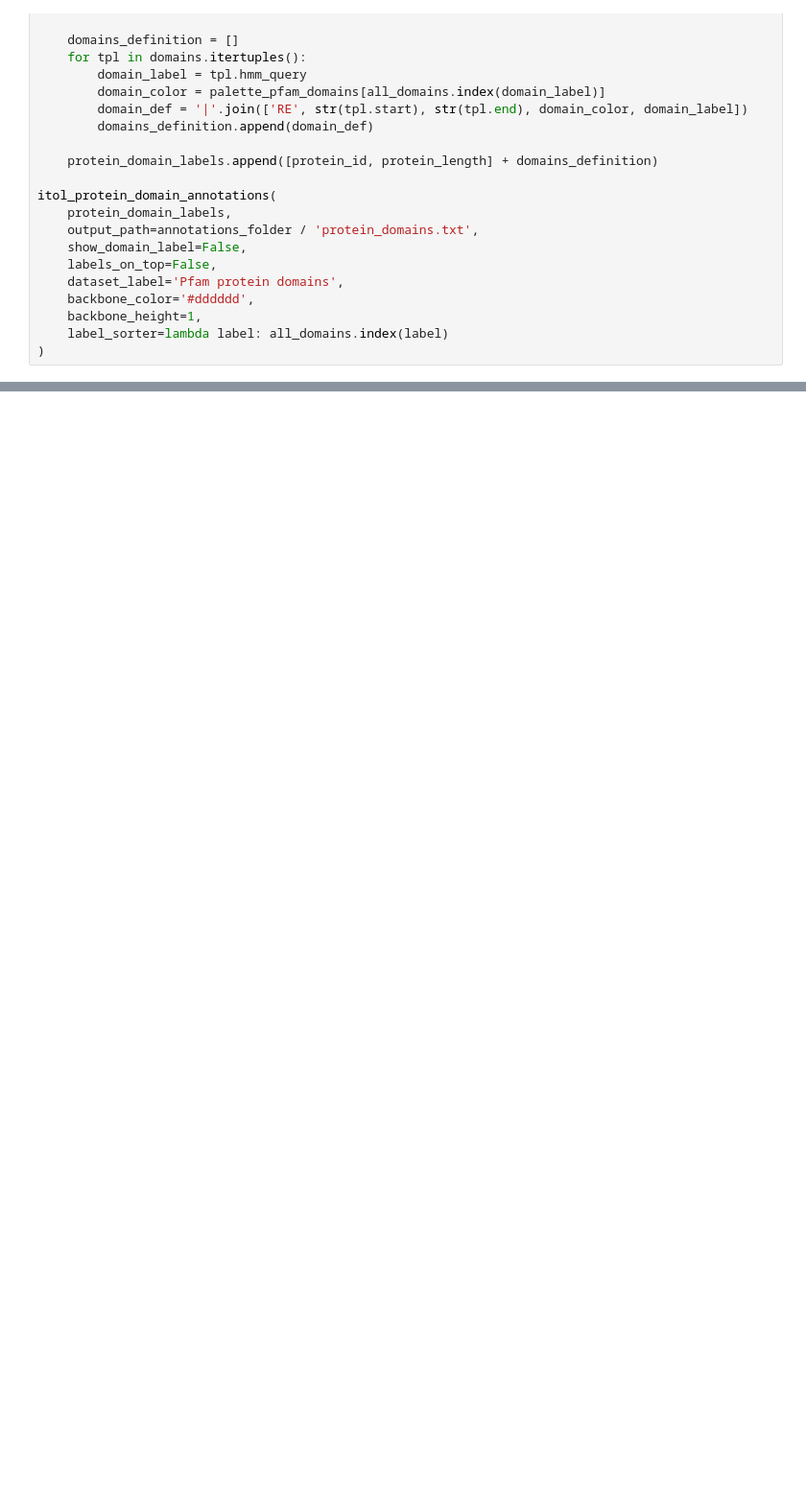
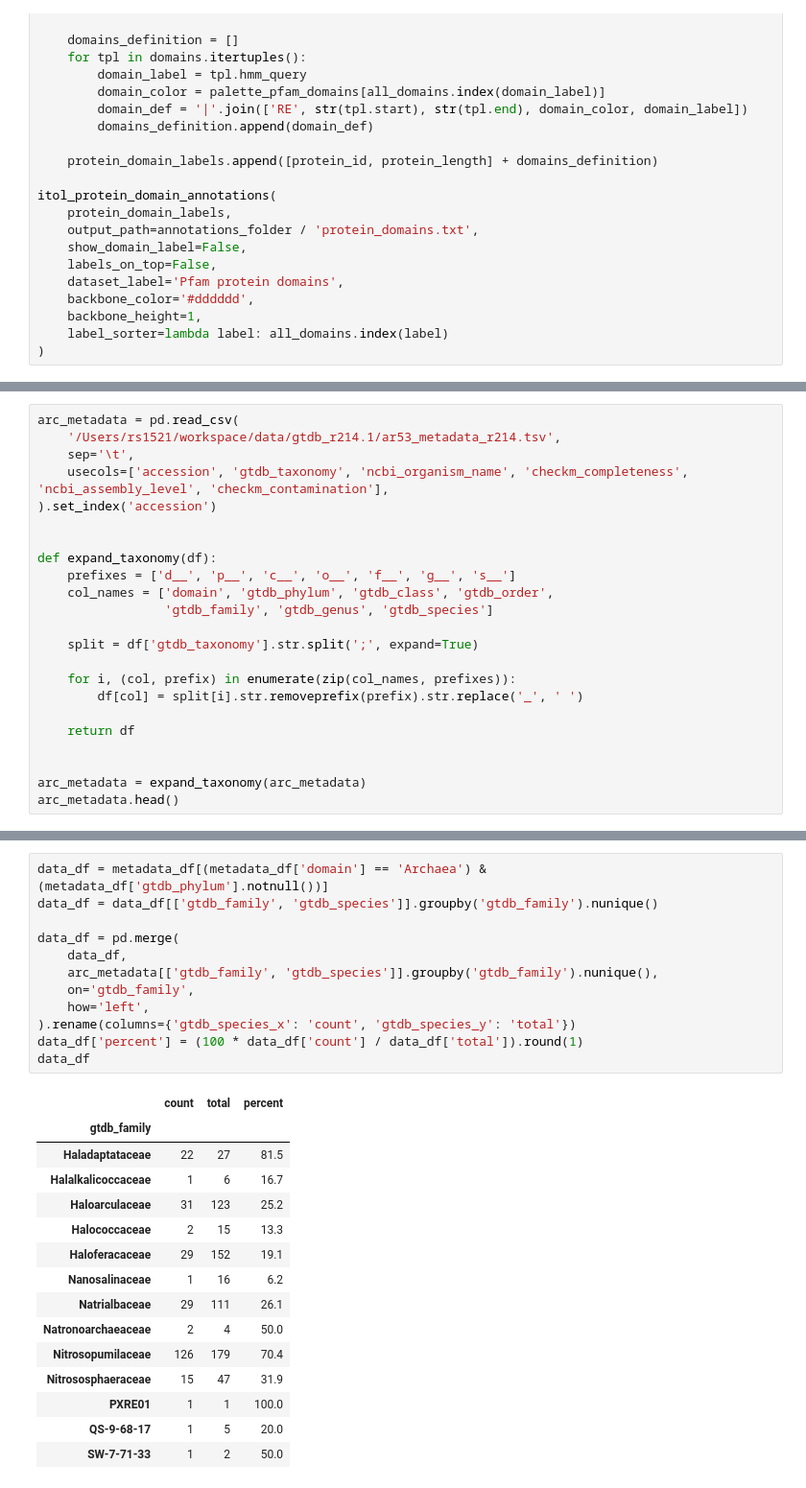
Before and after one commit to Chahrazadt87/AvB, a Jupyter notebook: notebook/hydrolase_tree.ipynb, the cells around one changed output, grey strips where cells are left out. Shown at 96% size. Saved outputs shown, nothing was run; the diff lists cells and outputs as text; blank space fills up the shorter version.

```diff
--- a/notebook/hydrolase_tree.ipynb
+++ b/notebook/hydrolase_tree.ipynb
@@ -324,0 +600,23 @@ itol_protein_domain_annotations(
+# %%
+arc_metadata = pd.read_csv(
+    '/Users/rs1521/workspace/data/gtdb_r214.1/ar53_metadata_r214.tsv',
+    sep='\t',
+    usecols=['accession', 'gtdb_taxonomy', 'ncbi_organism_name', 'checkm_completeness', 'ncbi_assembly_level', 'checkm_contamination'],
+).set_index('accession')
+
+
+def expand_taxonomy(df):
+    prefixes = ['d__', 'p__', 'c__', 'o__', 'f__', 'g__', 's__']
+    col_names = ['domain', 'gtdb_phylum', 'gtdb_class', 'gtdb_order',
+                 'gtdb_family', 'gtdb_genus', 'gtdb_species']
+
+    split = df['gtdb_taxonomy'].str.split(';', expand=True)
+
+    for i, (col, prefix) in enumerate(zip(col_names, prefixes)):
+        df[col] = split[i].str.removeprefix(prefix).str.replace('_', ' ')
+
+    return df
+
+
+arc_metadata = expand_taxonomy(arc_metadata)
+arc_metadata.head()
@@ -324,0 +834,28 @@ itol_protein_domain_annotations(
+# %%
+data_df = metadata_df[(metadata_df['domain'] == 'Archaea') & (metadata_df['gtdb_phylum'].notnull())]
+data_df = data_df[['gtdb_family', 'gtdb_species']].groupby('gtdb_family').nunique()
+
+data_df = pd.merge(
+    data_df,
+    arc_metadata[['gtdb_family', 'gtdb_species']].groupby('gtdb_family').nunique(),
+    on='gtdb_family',
+    how='left',
+).rename(columns={'gtdb_species_x': 'count', 'gtdb_species_y': 'total'})
+data_df['percent'] = (100 * data_df['count'] / data_df['total']).round(1)
+data_df
+# %% [output]
+|  | count | total | percent |
+| gtdb_family |  |  |  |
+| Haladaptataceae | 22 | 27 | 81.5 |
+| Halalkalicoccaceae | 1 | 6 | 16.7 |
+| Haloarculaceae | 31 | 123 | 25.2 |
+| Halococcaceae | 2 | 15 | 13.3 |
+| Haloferacaceae | 29 | 152 | 19.1 |
+| Nanosalinaceae | 1 | 16 | 6.2 |
+| Natrialbaceae | 29 | 111 | 26.1 |
+| Natronoarchaeaceae | 2 | 4 | 50.0 |
+| Nitrosopumilaceae | 126 | 179 | 70.4 |
+| Nitrososphaeraceae | 15 | 47 | 31.9 |
+| PXRE01 | 1 | 1 | 100.0 |
+| QS-9-68-17 | 1 | 5 | 20.0 |
+| SW-7-71-33 | 1 | 2 | 50.0 |
```
Also changed, not shown: parts of 46 cells of this notebook, 32 other files.
